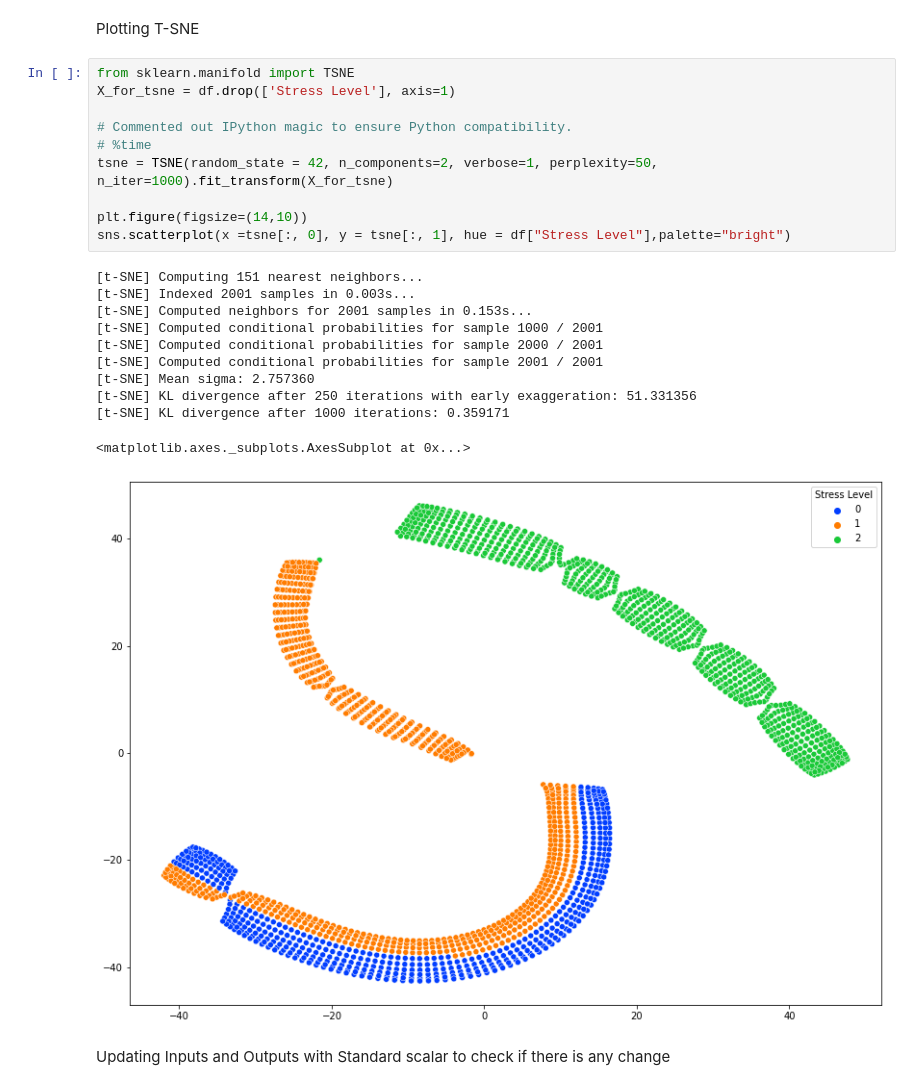
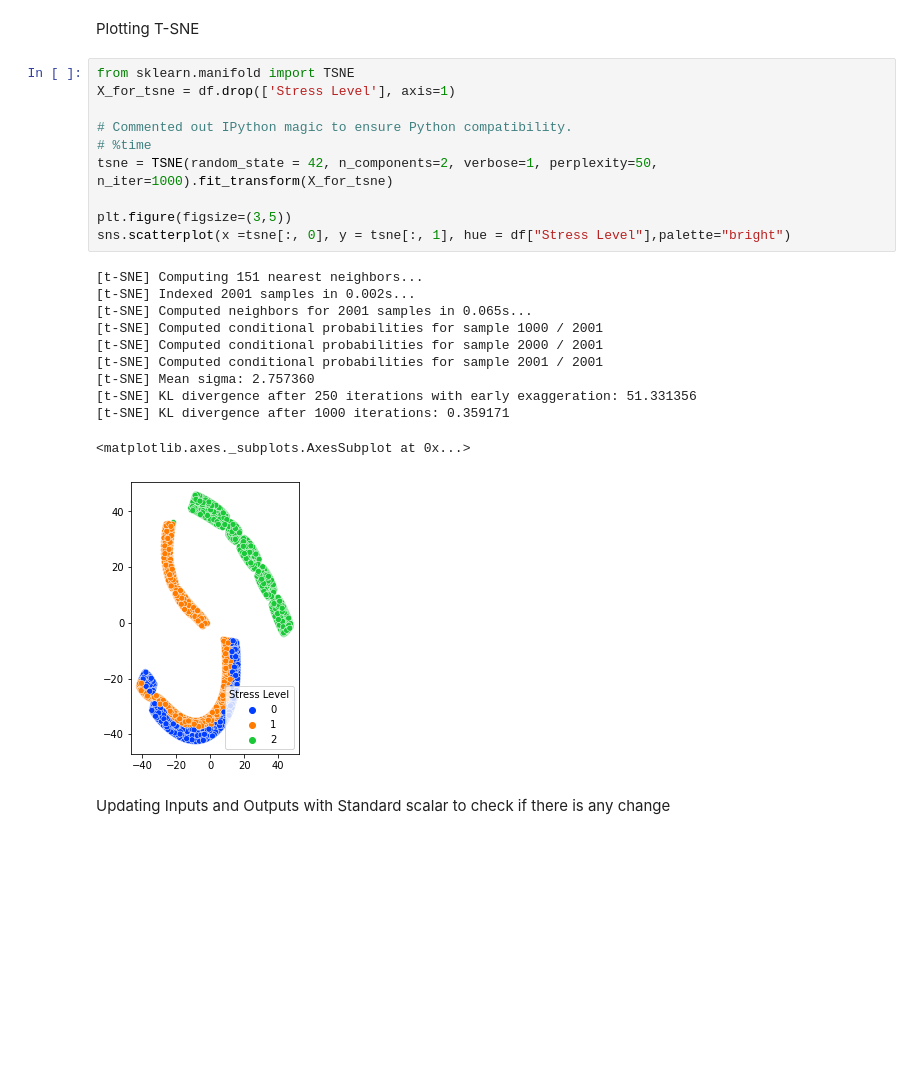
Before and after one commit to rahulprasadns/AIDI_AI_ALGO_FINAL_PROJECT, a Jupyter notebook: FinalProject_AIAlgo_StressLevel.ipynb, the cells around one changed output. Cells and saved outputs as stored; diff of their text form; blank space fills up the shorter version.

```diff
--- a/FinalProject_AIAlgo_StressLevel.ipynb
+++ b/FinalProject_AIAlgo_StressLevel.ipynb
@@ -190,25 +290,25 @@ Plotting T-SNE
 # %%
 from sklearn.manifold import TSNE
 X_for_tsne = df.drop(['Stress Level'], axis=1)
 
 # Commented out IPython magic to ensure Python compatibility.
 # %time
 tsne = TSNE(random_state = 42, n_components=2, verbose=1, perplexity=50, n_iter=1000).fit_transform(X_for_tsne)
 
-plt.figure(figsize=(14,10))
+plt.figure(figsize=(3,5))
 sns.scatterplot(x =tsne[:, 0], y = tsne[:, 1], hue = df["Stress Level"],palette="bright")
 # %% [output]
 [t-SNE] Computing 151 nearest neighbors...
-[t-SNE] Indexed 2001 samples in 0.003s...
-[t-SNE] Computed neighbors for 2001 samples in 0.153s...
+[t-SNE] Indexed 2001 samples in 0.002s...
+[t-SNE] Computed neighbors for 2001 samples in 0.065s...
 [t-SNE] Computed conditional probabilities for sample 1000 / 2001
 [t-SNE] Computed conditional probabilities for sample 2000 / 2001
 [t-SNE] Computed conditional probabilities for sample 2001 / 2001
 [t-SNE] Mean sigma: 2.757360
 [t-SNE] KL divergence after 250 iterations with early exaggeration: 51.331356
 [t-SNE] KL divergence after 1000 iterations: 0.359171
 <matplotlib.axes._subplots.AxesSubplot at 0x...>
-[figure, old version]
+[figure, new version]
 # %% [markdown]
 Updating Inputs and Outputs with Standard scalar to check if there is any change
 # %%
```
Also changed, not shown: parts of 64 cells of this notebook.
